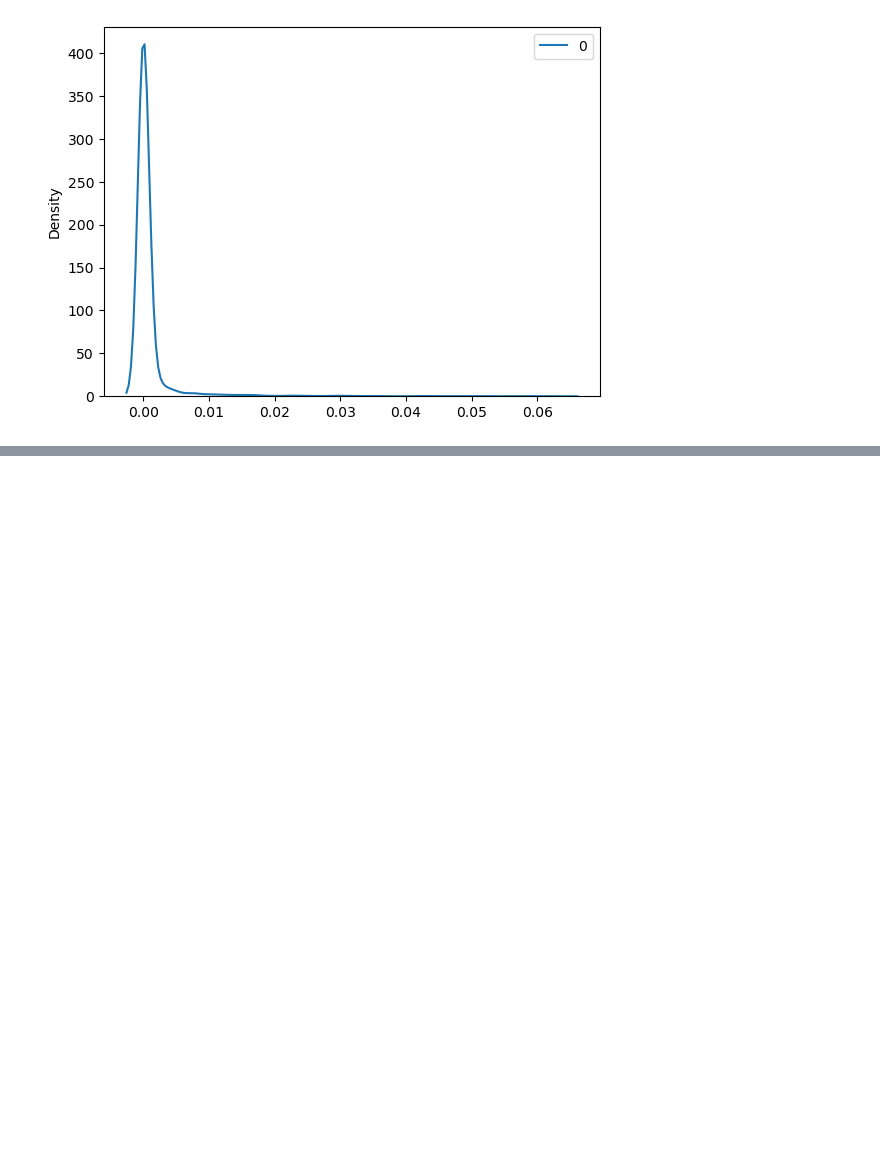
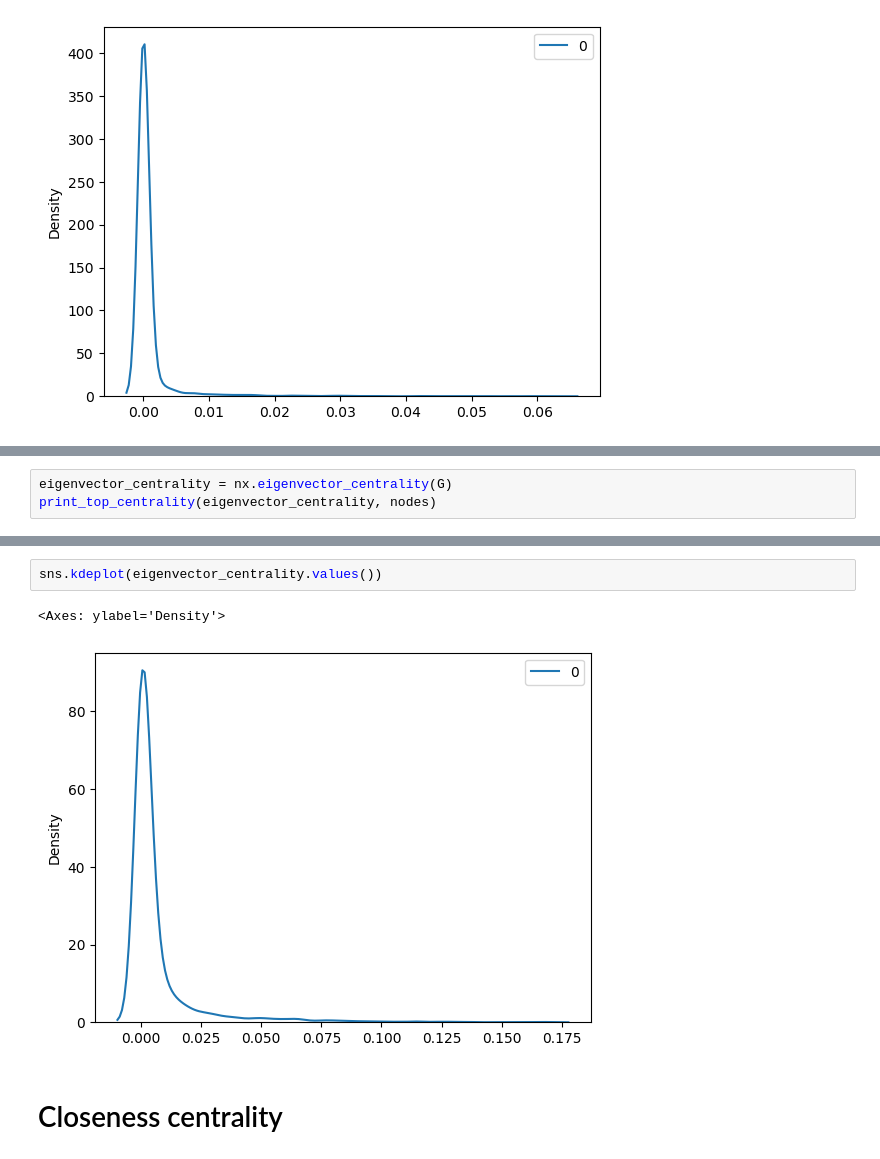
Before and after one commit to sugy-w/Veda-o-sietach-Projekt-JPD-, a Jupyter notebook: general analysis/network_centrality.ipynb, the cells around one changed output, grey strips where cells are left out. Saved outputs shown, nothing was run; the diff lists cells and outputs as text; blank space fills up the shorter version.

Commit message:
add eigenvector, closeness, katz centrality

```diff
--- a/general analysis/network_centrality.ipynb
+++ b/general analysis/network_centrality.ipynb
@@ -100,0 +90,3 @@ sns.kdeplot(betweenness_centrality.values())
+# %%
+eigenvector_centrality = nx.eigenvector_centrality(G)
+print_top_centrality(eigenvector_centrality, nodes)
@@ -100,0 +104,7 @@ sns.kdeplot(betweenness_centrality.values())
+# %%
+sns.kdeplot(eigenvector_centrality.values())
+# %% [output]
+<Axes: ylabel='Density'>
+[figure, added]
+# %% [markdown]
+# Closeness centrality
```
Also changed, not shown: parts of 11 cells of this notebook.
